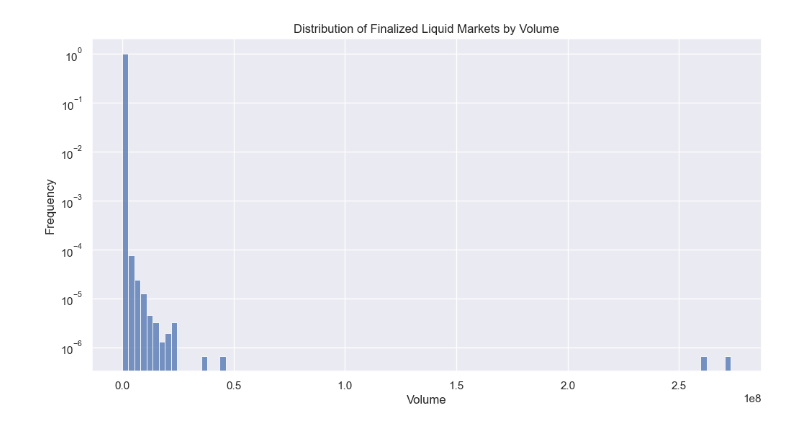
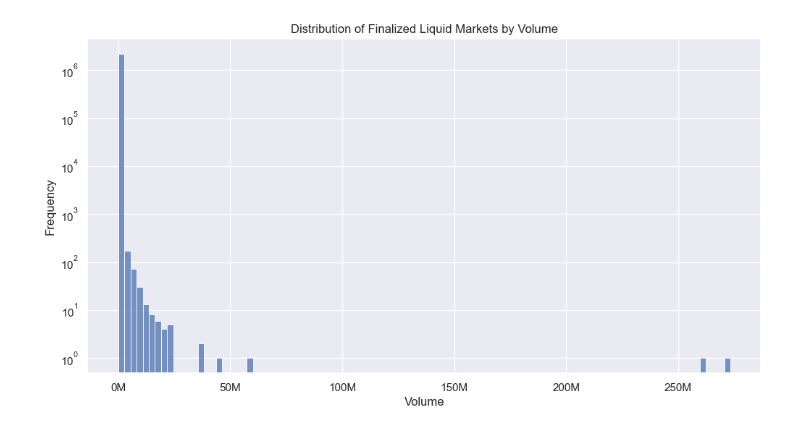
Before and after one commit to NiccoloComati/pjts, a Jupyter notebook: 10. Kalshi/main.ipynb, the cells around one changed output. Cells and saved outputs as stored; diff of their text form; code cells hidden in the pictures.

```diff
--- a/10. Kalshi/main.ipynb
+++ b/10. Kalshi/main.ipynb
@@ -790,10 +790,12 @@ fin_liquid_markets
 # %%
 plt.figure(figsize=(12, 6))
-sns.histplot(data=markets_df, x='volume', bins=100, kde=False, stat='proportion')
+sns.histplot(data=markets_df, x='volume', bins=100, kde=False, stat='count')
 plt.title('Distribution of Finalized Liquid Markets by Volume')
 plt.xlabel('Volume')
 plt.ylabel('Frequency')
 plt.yscale('log')
+# plt.ylim(0, 2)
+plt.gca().xaxis.set_major_formatter(plt.FuncFormatter(lambda x, _: f'{int(x/1e6)}M'))
 plt.show()
 # %% [output]
-[figure, old version]
+[figure, new version]
```
Also changed, not shown: parts of 14 cells of this notebook.
